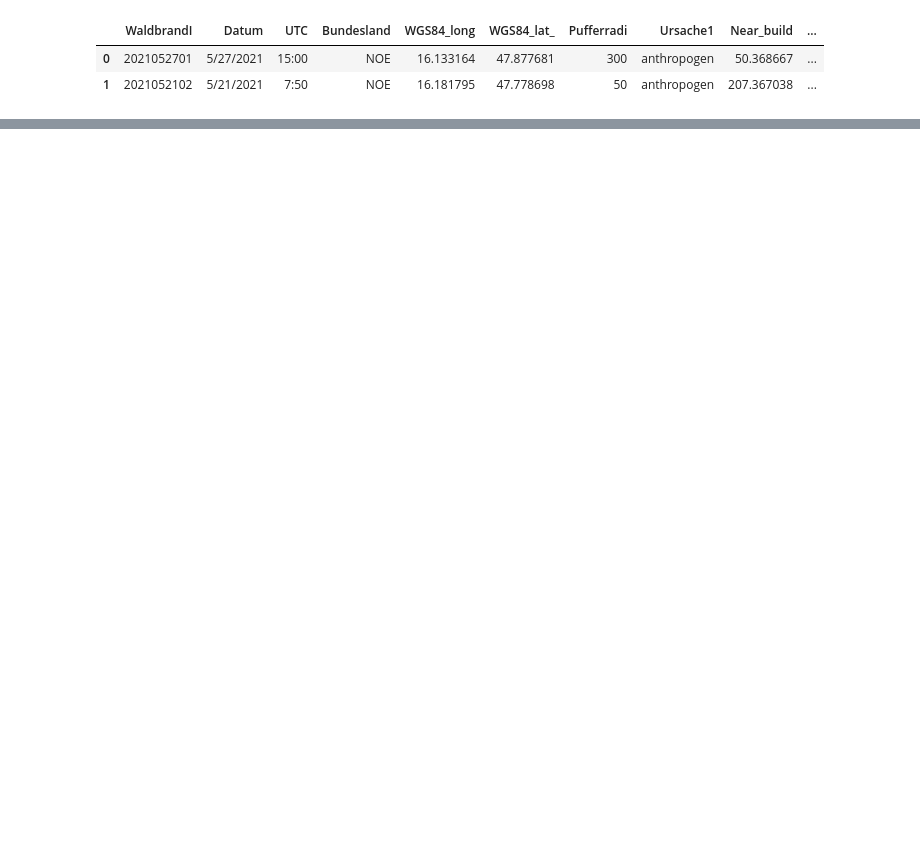
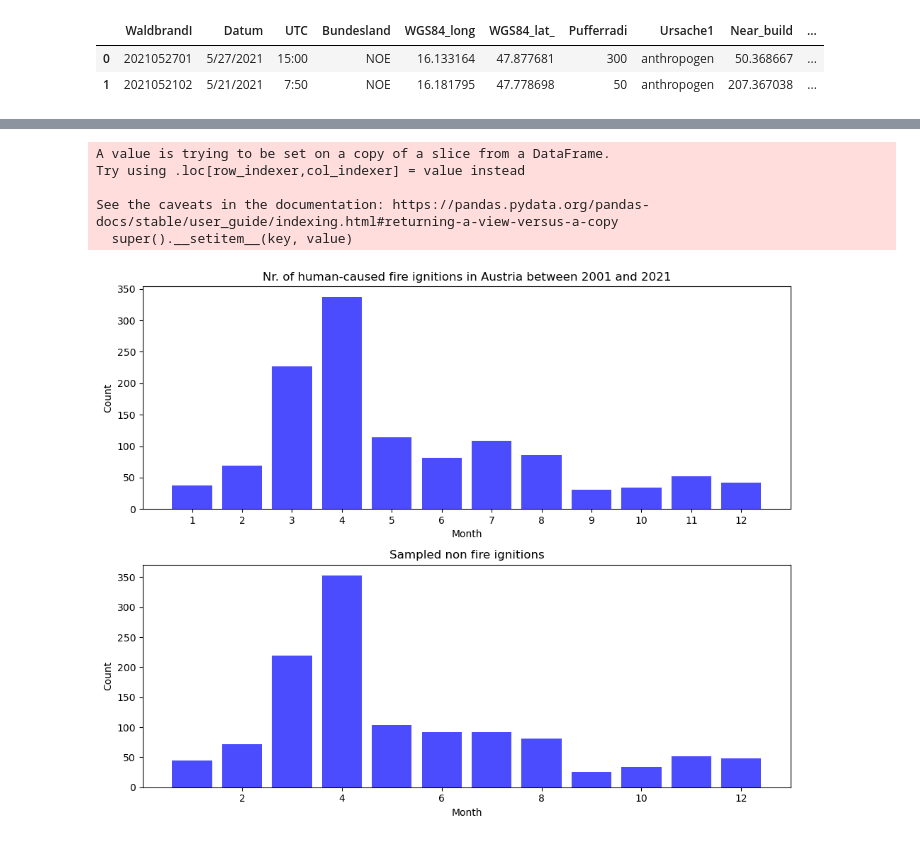
Before and after one commit to PLUS-ZGIS-GeoAI/ignite-bayesian-ml, a Jupyter notebook: notebooks/sampling_event_points.ipynb, the cells around one changed output, grey strips where cells are left out. Cells and saved outputs as stored; diff of their text form; code cells hidden in the pictures; blank space fills up the shorter version.

```diff
--- a/notebooks/sampling_event_points.ipynb
+++ b/notebooks/sampling_event_points.ipynb
@@ -47,3 +29,23 @@ ignition_points_human = ignition_points[ignition_points["Ursache1"] == "anthropo
+# %%
+# select human caused fires for training dataset creation
+ignition_points_human = ignition_points[ignition_points["Ursache1"] == "anthropogen"]
+
+# add label
+ignition_points_human["fire"] = 1
+
+# the reference system the data set should be transformed to
+target_crs = "EPSG:31287"
+ignition_points_human = ignition_points_human.to_crs(target_crs)
+
+# create new columns containing month and year
+ignition_points_human["year"] = ignition_points_human.Datum.apply(lambda x: x.split("/")[-1])
+ignition_points_human["month"] = ignition_points_human.Datum.apply(lambda x: x.split("/")[0])
+# %% [output]
+A value is trying to be set on a copy of a slice from a DataFrame.
+Try using .loc[row_indexer,col_indexer] = value instead
+
+See the caveats in the documentation: https://pandas.pydata.org/pandas-docs/stable/user_guide/indexing.html#returning-a-view-versus-a-copy
+  super().__setitem__(key, value)
 # %%
 # sample random points from Forest Type layer (non-ignition points) - as many as ignition points
 nr_points = len(ignition_points_human)
@@ -50,0 +53,43 @@ non_ignition_points = sample_points(path_to_forest_type_layer, nr_points)
+# %%
+# set crs to target crs (in theory old and target crs should be the same)
+non_ignition_points = non_ignition_points.set_crs(target_crs, allow_override=True)
+
+# create label
+non_ignition_points["fire"] = 0
+
+# fill column "Pufferadi" with Nones
+non_ignition_points["Pufferradi"] = None
+# %%
+# calculate probability of fire ignition per month based on historic ignitions data
+nr_ignitions_per_month = dict(ignition_points_human["month"].value_counts())
+nr_ignitions_per_month = dict(sorted(nr_ignitions_per_month.items(), key=lambda x: int(x[0])))
+probs_ignitions_per_month = [prob / len(ignition_points_human) for prob in list(nr_ignitions_per_month.values())]
+# %%
+# sample months values for non-fire ignitions based on probabilities of fire ignitions
+months_numbers = [int(i) for i in list(nr_ignitions_per_month.keys())]
+non_fire_ignition_month_samples = sample_categories(months_numbers, probs_ignitions_per_month, len(non_ignition_points), random_seed=123)
+non_ignition_points["month"] = non_fire_ignition_month_samples
+nr_non_ignitions_per_month = dict(non_ignition_points["month"].value_counts())
+# %%
+# Creating a figure with two subplots
+fig, (ax1, ax2) = plt.subplots(2, 1, figsize=(10, 8))
+
+# Plotting the first subplot
+ax1.bar(nr_ignitions_per_month.keys(), nr_ignitions_per_month.values(), color='blue', alpha=0.7)
+ax1.set_xlabel('Month')
+ax1.set_ylabel('Count')
+ax1.set_title("Nr. of human-caused fire ignitions in Austria between 2001 and 2021")
+
+# Plotting the second subplot
+ax2.bar(nr_non_ignitions_per_month.keys(), nr_non_ignitions_per_month.values(), color='blue', alpha=0.7)
+ax2.set_xlabel('Month')
+ax2.set_ylabel('Count')
+ax2.set_title("Sampled non fire ignitions")
+
+# Adjusting layout for better visualization
+plt.tight_layout()
+
+# Displaying the combined figure
+plt.show()
+# %% [output]
+[figure, added]
```
Also changed, not shown: parts of 18 cells of this notebook, 2 other files.
